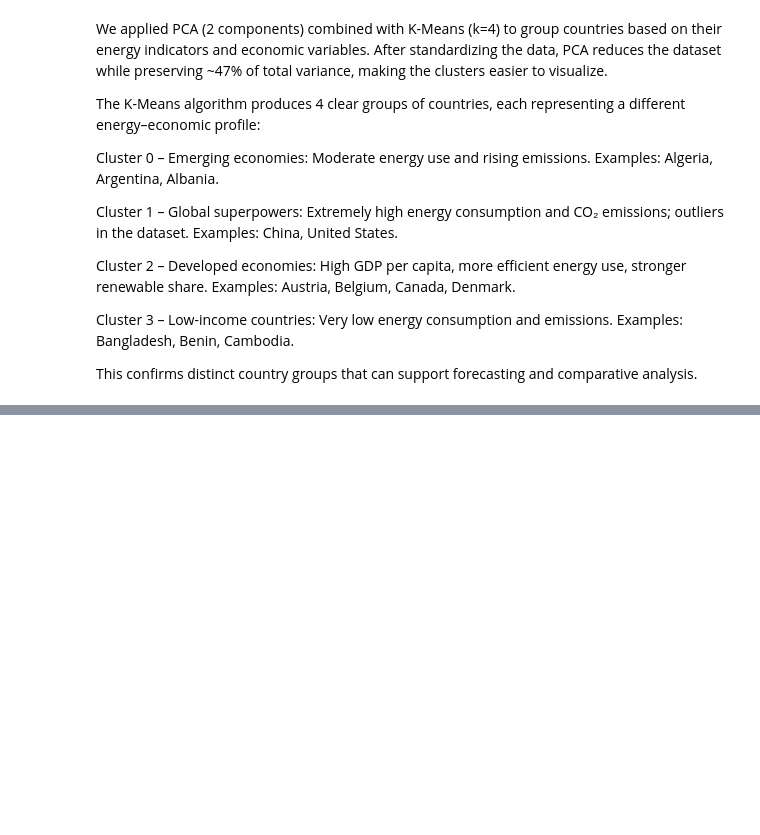
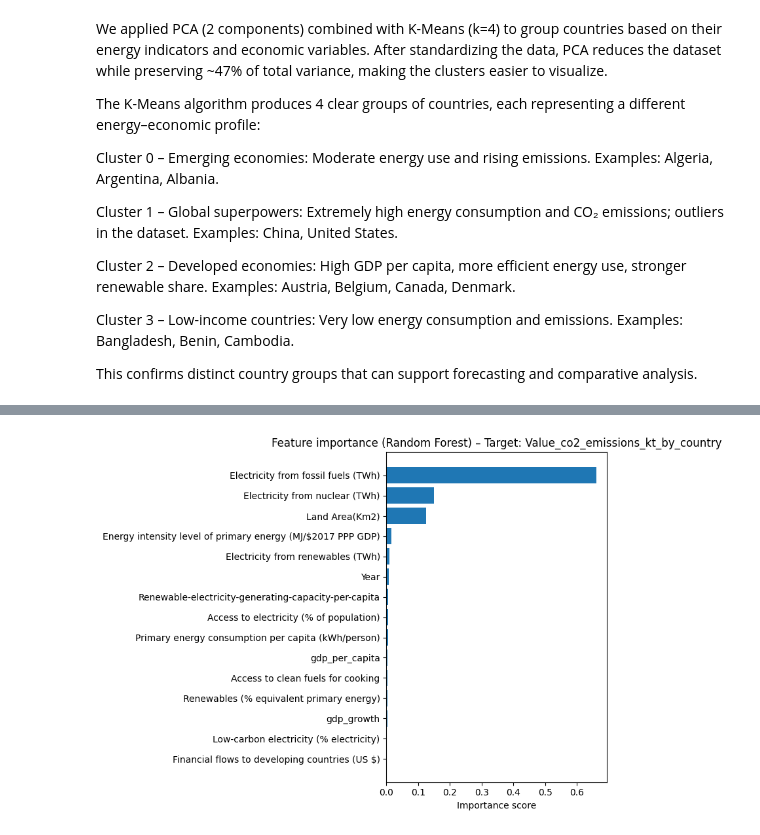
Before and after one commit to WillPG4/MachineLearning, a Jupyter notebook: Projet.ipynb, the cells around one changed output, grey strips where cells are left out. Saved outputs shown, nothing was run; the diff lists cells and outputs as text; code cells hidden in the pictures; blank space fills up the shorter version.

```diff
--- a/Projet.ipynb
+++ b/Projet.ipynb
@@ -588,0 +593,99 @@ RandomForest R² moyen (CV=5) : 0.812
+# %%
+# ============================
+# F4. Baseline models for the 2 targets
+# ============================
+
+import numpy as np
+import matplotlib.pyplot as plt
+
+from sklearn.model_selection import train_test_split, cross_val_score
+from sklearn.linear_model import LinearRegression
+from sklearn.ensemble import RandomForestRegressor
+from sklearn.metrics import mean_absolute_error, mean_squared_error, r2_score
+
+# Ici on suppose que F1 a déjà défini :
+# - features : liste des colonnes explicatives
+# - targets  : ['Value_co2_emissions_kt_by_country',
+#               'Renewable energy share in the total final energy consumption (%)']
+
+print("Features used:", list(features))
+print("Targets:", list(targets))
+
+for target in targets:
+    print("\n" + "="*60)
+    print(f"Baseline modelling for target: {target}")
+    print("="*60)
+
+    # On enlève les lignes avec NaN sur les features OU sur la target
+    df_model = df.dropna(subset=features + [target])
+    X_t = df_model[features]
+    y_t = df_model[target]
+
+    # Split train / test
+    X_train, X_test, y_train, y_test = train_test_split(
+        X_t, y_t, test_size=0.2, random_state=42
+    )
+
+    # -------------------------------
+    # 1) Régression linéaire
+    # -------------------------------
+    linreg = LinearRegression()
+    linreg.fit(X_train, y_train)
+    y_pred_lin = linreg.predict(X_test)
+
+    mae_lin = mean_absolute_error(y_test, y_pred_lin)
+    mse_lin = mean_squared_error(y_test, y_pred_lin)
+    rmse_lin = np.sqrt(mse_lin)          # RMSE sans squared=False
+    r2_lin = r2_score(y_test, y_pred_lin)
+
+    print("\nLinear Regression")
+    print(f" MAE  : {mae_lin:.2f}")
+    print(f" RMSE : {rmse_lin:.2f}")
+    print(f" R²   : {r2_lin:.3f}")
+
+    # -------------------------------
+    # 2) Random Forest Regressor
+    # -------------------------------
+    rf = RandomForestRegressor(
+        n_estimators=200,
+        random_state=42,
+        n_jobs=-1
+    )
+    rf.fit(X_train, y_train)
+    y_pred_rf = rf.predict(X_test)
+
+    mae_rf = mean_absolute_error(y_test, y_pred_rf)
+    mse_rf = mean_squared_error(y_test, y_pred_rf)
+    rmse_rf = np.sqrt(mse_rf)
+    r2_rf = r2_score(y_test, y_pred_rf)
+
+    print("\nRandom Forest")
+    print(f" MAE  : {mae_rf:.2f}")
+    print(f" RMSE : {rmse_rf:.2f}")
+    print(f" R²   : {r2_rf:.3f}")
+
+    # Cross-validation R² pour la forêt aléatoire
+    scores_cv = cross_val_score(
+        rf, X_t, y_t, scoring='r2', cv=5, n_jobs=-1
+    )
+    print(f"\nRandomForest mean R² (CV=5) : {scores_cv.mean():.3f}")
+
+    # -------------------------------
+    # Importance des variables (RF)
+    # -------------------------------
+    importances = rf.feature_importances_
+    indices = np.argsort(importances)[::-1]
+
+    top_n = 15  # nombre de variables à afficher
+    top_idx = indices[:top_n]
+
+    plt.figure(figsize=(8, 6))
+    plt.barh(
+        [features[i] for i in top_idx][::-1],
+        importances[top_idx][::-1]
+    )
+    plt.xlabel("Importance score")
+    plt.title(f"Feature importance (Random Forest) – Target: {target}")
+    plt.tight_layout()
+    plt.show()
+# %% [output]
@@ -588,0 +710 @@ RandomForest R² moyen (CV=5) : 0.812
+[figure, added]
```
Also changed, not shown: parts of 9 cells of this notebook.
